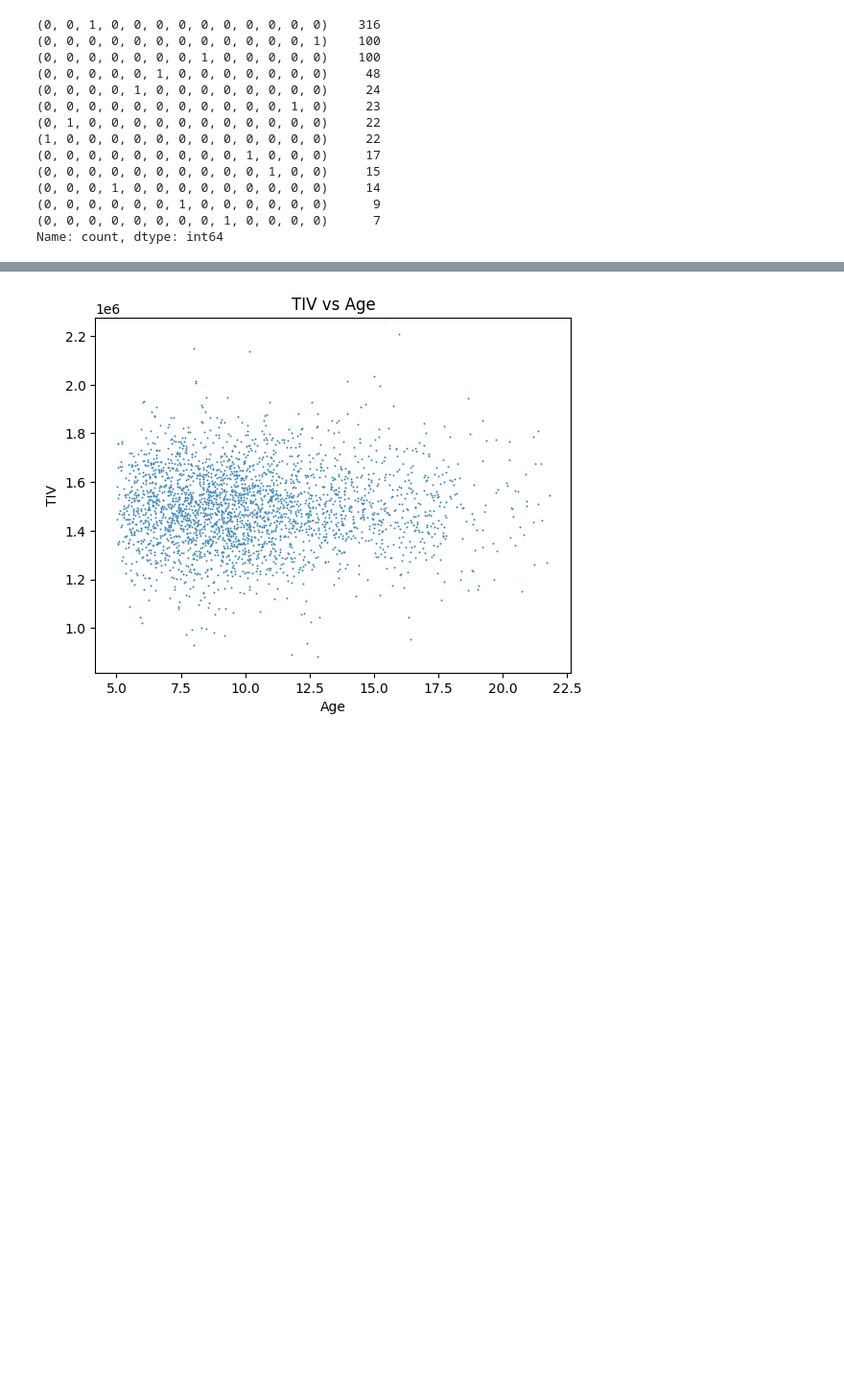
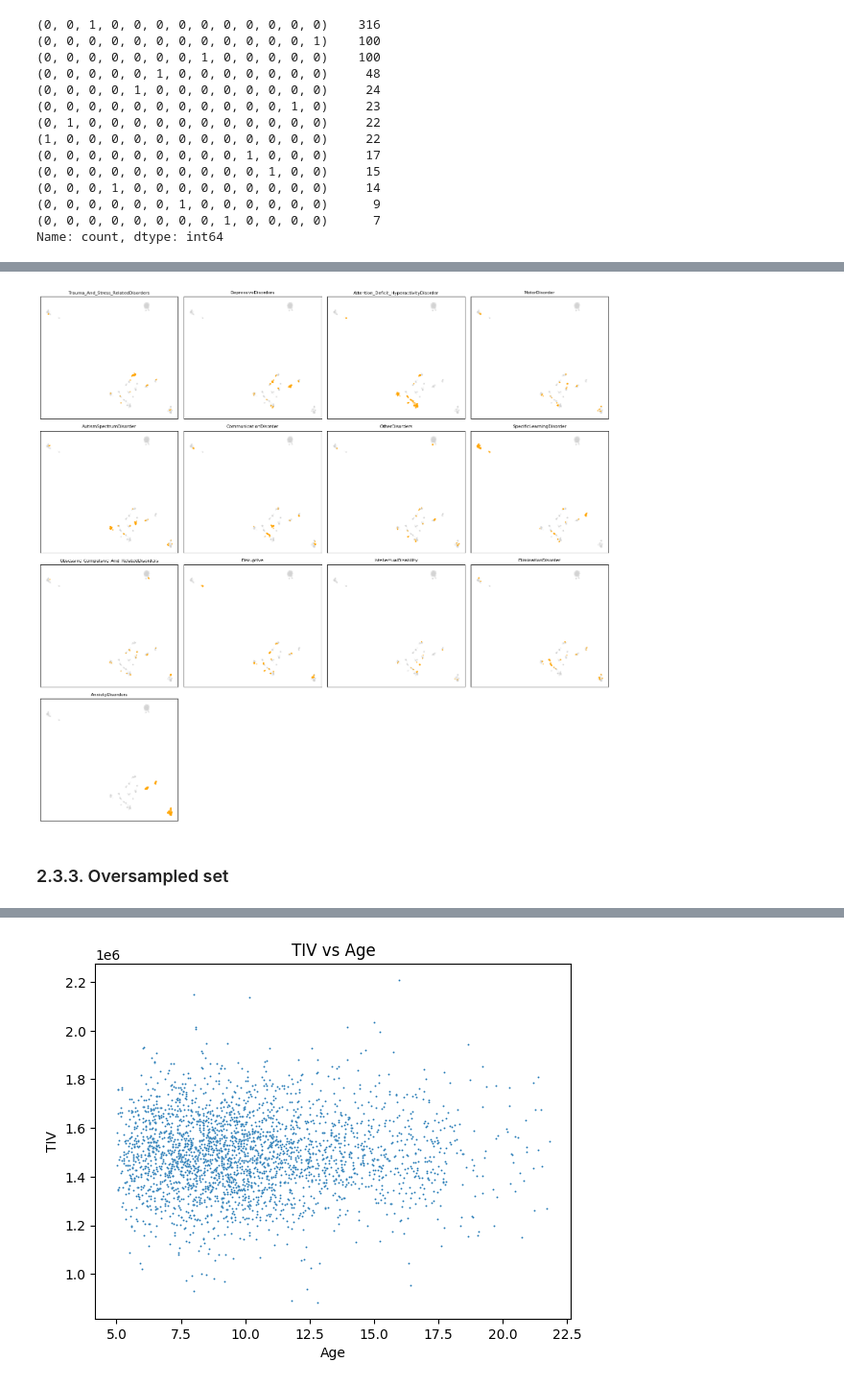
Before and after one commit to damian-jazz/comorbidity_prediction, a Jupyter notebook: data_inspection.ipynb, the cells around one changed output, grey strips where cells are left out. Shown at 96% size. Drawn from its saved outputs; the diff is of its cells as text; code cells hidden in the pictures; blank space fills up the shorter version.

```diff
--- a/data_inspection.ipynb
+++ b/data_inspection.ipynb
@@ -212,0 +257,6 @@ plot_umap_cluster(D, 'classification', ebd)
+# %%
+plot_umap_cluster(Y_under, 'undersampled', ebd)
+# %% [output]
+[figure, added]
+# %% [markdown]
+### 2.3.3. Oversampled set
```
Also changed, not shown: parts of 21 cells of this notebook.
